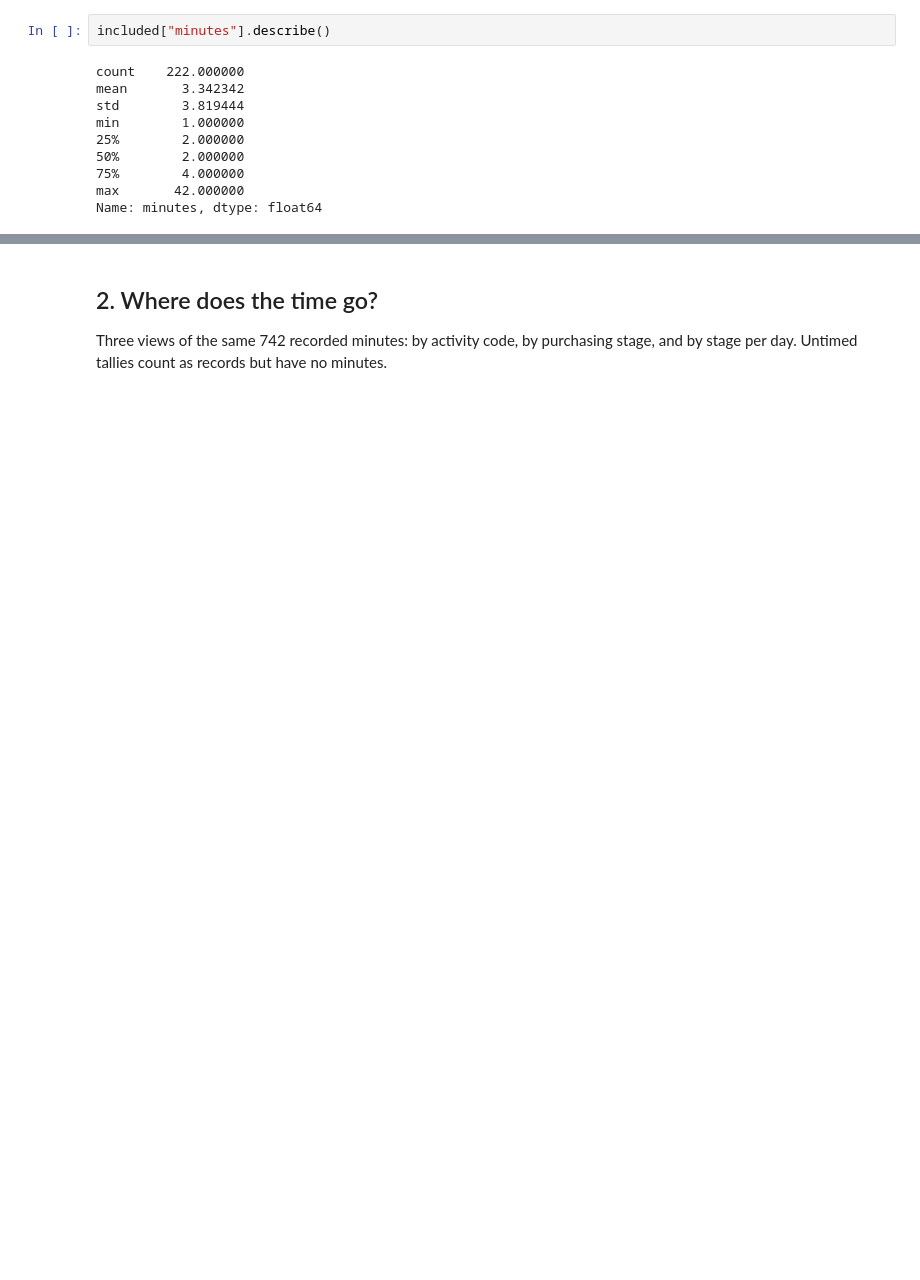
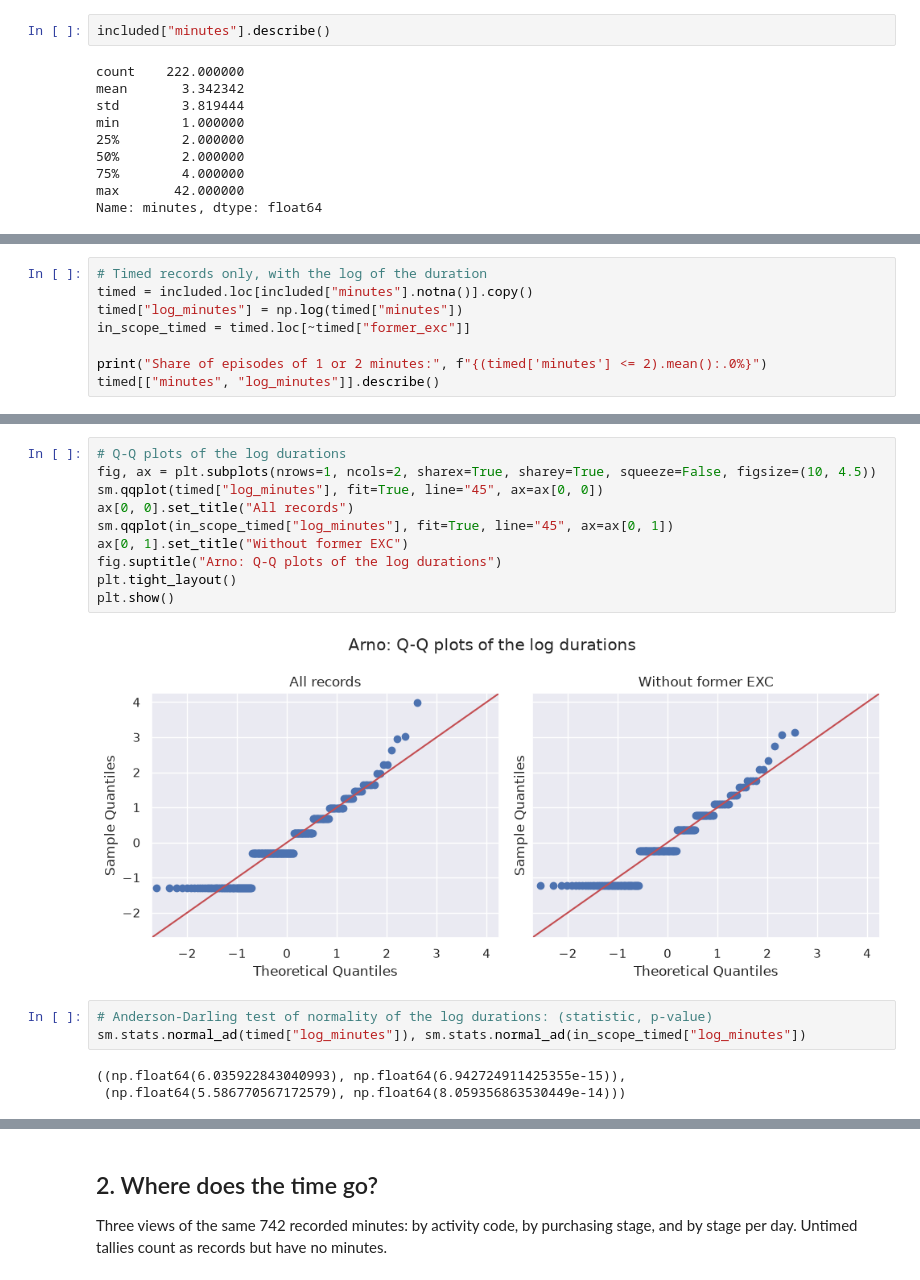
Before and after one commit to Luuuuuig/Bachelor-End-Project, a Jupyter notebook: Arno_Analysis_2026_10_02.ipynb, the cells around one changed output, grey strips where cells are left out. Drawn from its saved outputs; the diff is of its cells as text; blank space fills up the shorter version.

```diff
--- a/Arno_Analysis_2026_10_02.ipynb
+++ b/Arno_Analysis_2026_10_02.ipynb
@@ -636,0 +258,8 @@ new_kinds_excl_former_exc: days 1–3 as base, 4–5 as run: 4 new of 25 (16%);
+# %%
+# Timed records only, with the log of the duration
+timed = included.loc[included["minutes"].notna()].copy()
+timed["log_minutes"] = np.log(timed["minutes"])
+in_scope_timed = timed.loc[~timed["former_exc"]]
+
+print("Share of episodes of 1 or 2 minutes:", f"{(timed['minutes'] <= 2).mean():.0%}")
+timed[["minutes", "log_minutes"]].describe()
@@ -636,0 +291,18 @@ new_kinds_excl_former_exc: days 1–3 as base, 4–5 as run: 4 new of 25 (16%);
+# %%
+# Q-Q plots of the log durations
+fig, ax = plt.subplots(nrows=1, ncols=2, sharex=True, sharey=True, squeeze=False, figsize=(10, 4.5))
+sm.qqplot(timed["log_minutes"], fit=True, line="45", ax=ax[0, 0])
+ax[0, 0].set_title("All records")
+sm.qqplot(in_scope_timed["log_minutes"], fit=True, line="45", ax=ax[0, 1])
+ax[0, 1].set_title("Without former EXC")
+fig.suptitle("Arno: Q-Q plots of the log durations")
+plt.tight_layout()
+plt.show()
+# %% [output]
+[figure, added]
+# %%
+# Anderson-Darling test of normality of the log durations: (statistic, p-value)
+sm.stats.normal_ad(timed["log_minutes"]), sm.stats.normal_ad(in_scope_timed["log_minutes"])
+# %% [output]
+((np.float64(6.035922843040993), np.float64(6.942724911425355e-15)),
+ (np.float64(5.586770567172579), np.float64(8.059356863530449e-14)))
```
Also changed, not shown: parts of 199 cells of this notebook.
